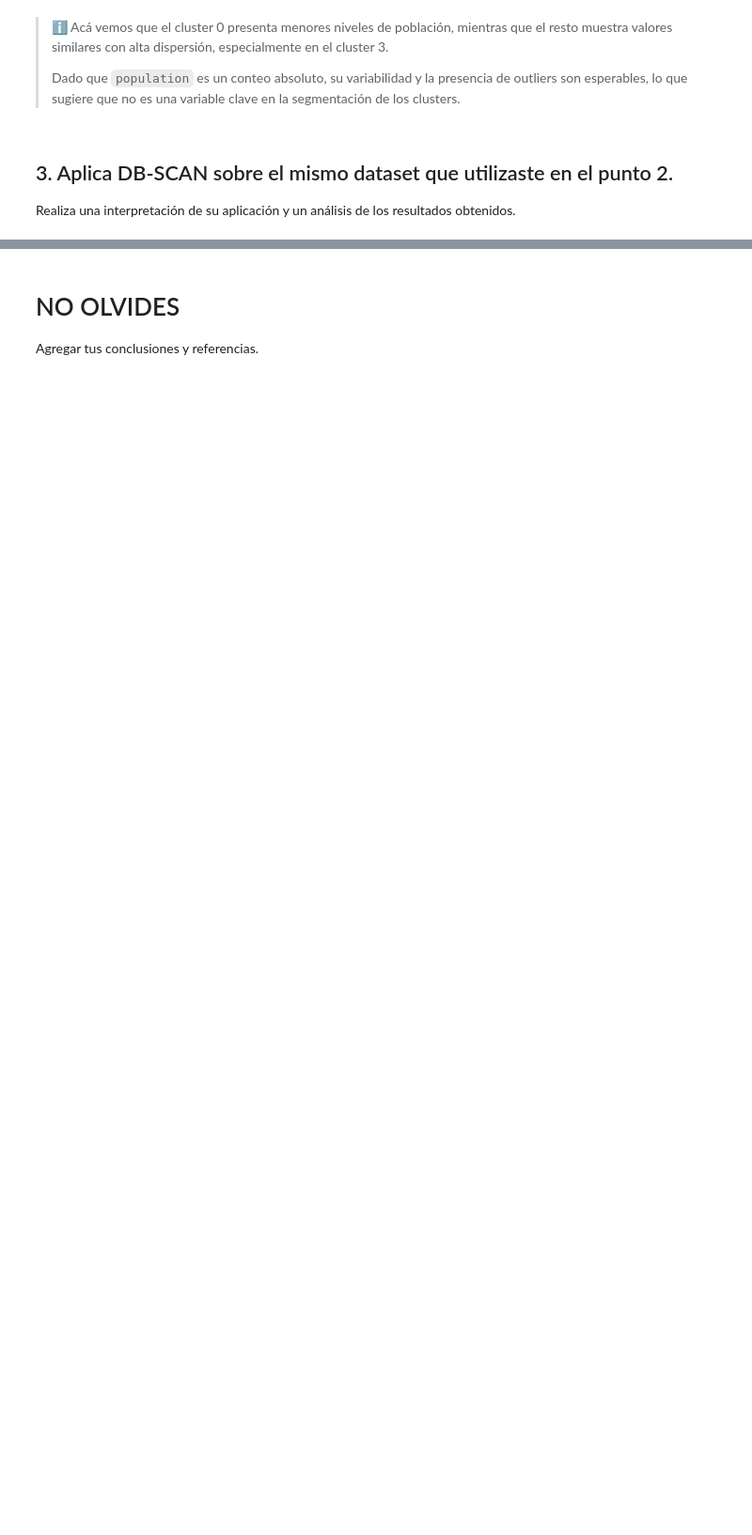
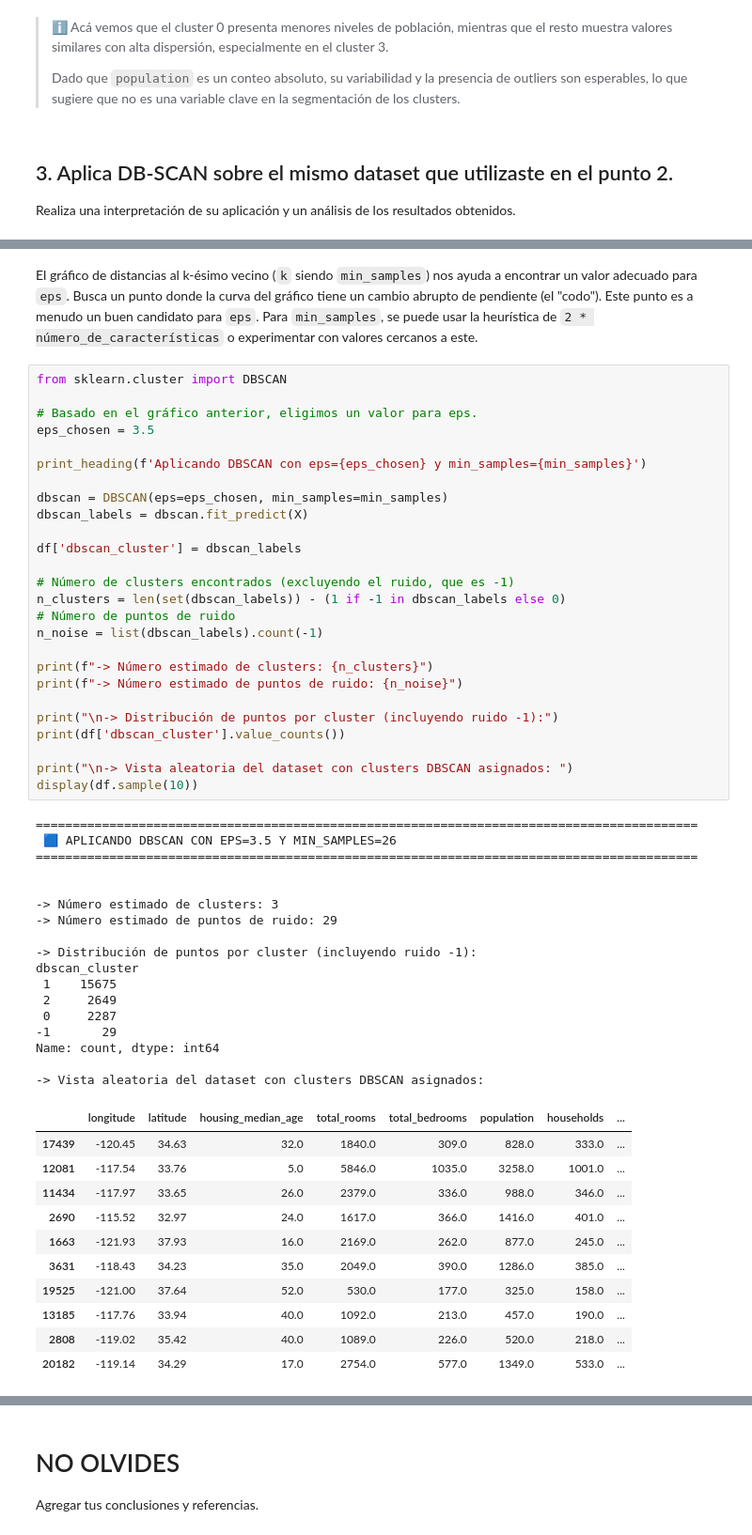
Before and after one commit to fernandolievano/aprendizaje-automatico-1, a Jupyter notebook: TP2_clustering.ipynb, the cells around one changed output, grey strips where cells are left out. Shown at 94% size. Saved outputs shown, nothing was run; the diff lists cells and outputs as text; blank space fills up the shorter version.

```diff
--- a/TP2_clustering.ipynb
+++ b/TP2_clustering.ipynb
@@ -580,0 +646,57 @@ Realiza una interpretación de su aplicación y un análisis de los resultados o
+# %% [markdown]
+El gráfico de distancias al k-ésimo vecino (`k` siendo `min_samples`) nos ayuda a encontrar un valor adecuado para `eps`. Busca un punto donde la curva del gráfico tiene un cambio abrupto de pendiente (el "codo"). Este punto es a menudo un buen candidato para `eps`. Para `min_samples`, se puede usar la heurística de `2 * número_de_características` o experimentar con valores cercanos a este.
+# %%
+from sklearn.cluster import DBSCAN
+
+# Basado en el gráfico anterior, eligimos un valor para eps.
+eps_chosen = 3.5
+
+print_heading(f'Aplicando DBSCAN con eps={eps_chosen} y min_samples={min_samples}')
+
+dbscan = DBSCAN(eps=eps_chosen, min_samples=min_samples)
+dbscan_labels = dbscan.fit_predict(X)
+
+df['dbscan_cluster'] = dbscan_labels
+
+# Número de clusters encontrados (excluyendo el ruido, que es -1)
+n_clusters = len(set(dbscan_labels)) - (1 if -1 in dbscan_labels else 0)
+# Número de puntos de ruido
+n_noise = list(dbscan_labels).count(-1)
+
+print(f"-> Número estimado de clusters: {n_clusters}")
+print(f"-> Número estimado de puntos de ruido: {n_noise}")
+
+print("\n-> Distribución de puntos por cluster (incluyendo ruido -1):")
+print(df['dbscan_cluster'].value_counts())
+
+print("\n-> Vista aleatoria del dataset con clusters DBSCAN asignados: ")
+display(df.sample(10))
+# %% [output]
+==========================================================================================
+ 🟦 APLICANDO DBSCAN CON EPS=3.5 Y MIN_SAMPLES=26
+==========================================================================================
+
+
+-> Número estimado de clusters: 3
+-> Número estimado de puntos de ruido: 29
+
+-> Distribución de puntos por cluster (incluyendo ruido -1):
+dbscan_cluster
+ 1    15675
+ 2     2649
+ 0     2287
+-1       29
+Name: count, dtype: int64
+
+-> Vista aleatoria del dataset con clusters DBSCAN asignados:
+|  | longitude | latitude | housing_median_age | total_rooms | total_bedrooms | population | households | ... |
+| 17439 | -120.45 | 34.63 | 32.0 | 1840.0 | 309.0 | 828.0 | 333.0 | ... |
+| 12081 | -117.54 | 33.76 | 5.0 | 5846.0 | 1035.0 | 3258.0 | 1001.0 | ... |
+| 11434 | -117.97 | 33.65 | 26.0 | 2379.0 | 336.0 | 988.0 | 346.0 | ... |
+| 2690 | -115.52 | 32.97 | 24.0 | 1617.0 | 366.0 | 1416.0 | 401.0 | ... |
+| 1663 | -121.93 | 37.93 | 16.0 | 2169.0 | 262.0 | 877.0 | 245.0 | ... |
+| 3631 | -118.43 | 34.23 | 35.0 | 2049.0 | 390.0 | 1286.0 | 385.0 | ... |
+| 19525 | -121.00 | 37.64 | 52.0 | 530.0 | 177.0 | 325.0 | 158.0 | ... |
+| 13185 | -117.76 | 33.94 | 40.0 | 1092.0 | 213.0 | 457.0 | 190.0 | ... |
+| 2808 | -119.02 | 35.42 | 40.0 | 1089.0 | 226.0 | 520.0 | 218.0 | ... |
+| 20182 | -119.14 | 34.29 | 17.0 | 2754.0 | 577.0 | 1349.0 | 533.0 | ... |
```
Also changed, not shown: parts of 14 cells of this notebook.
